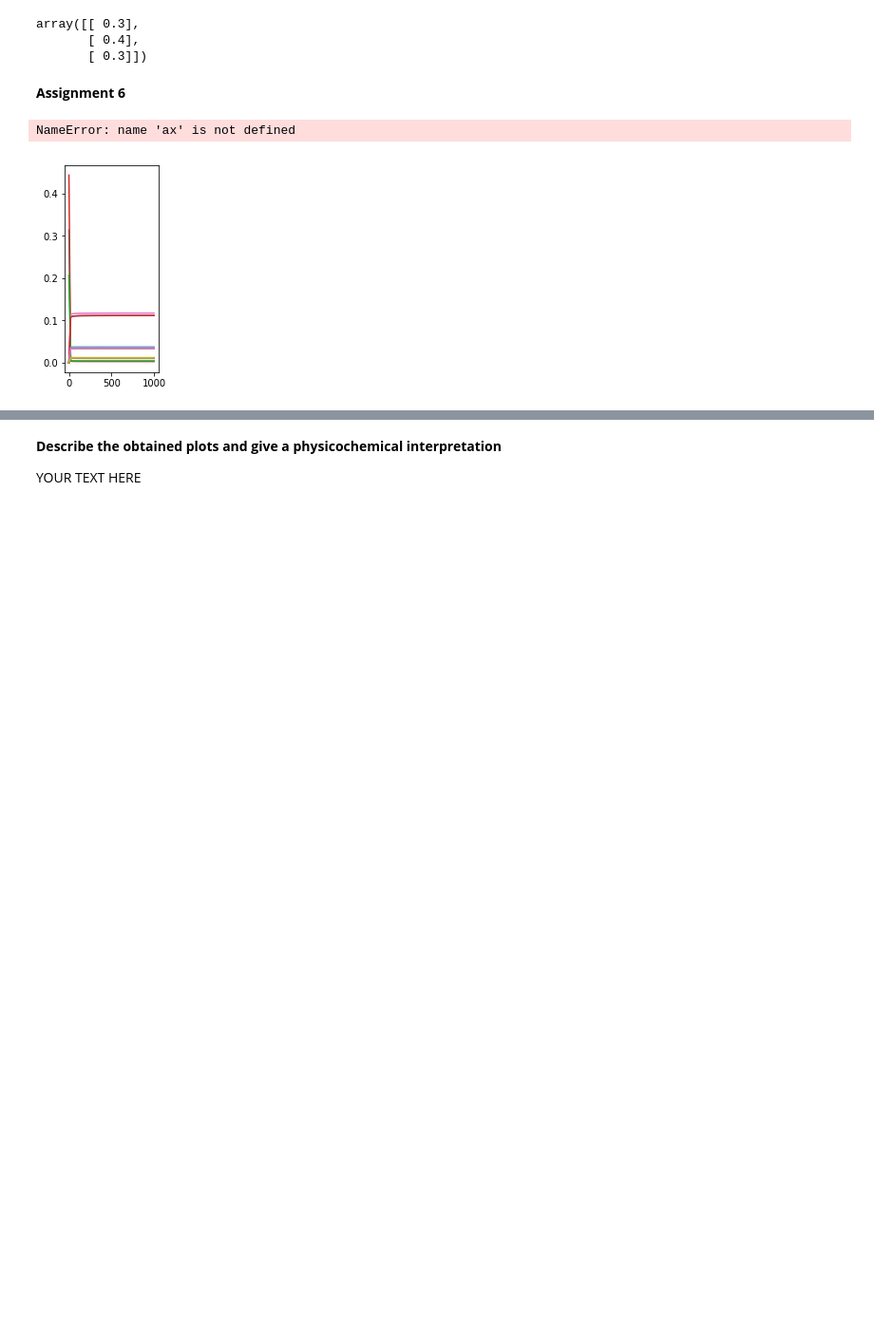
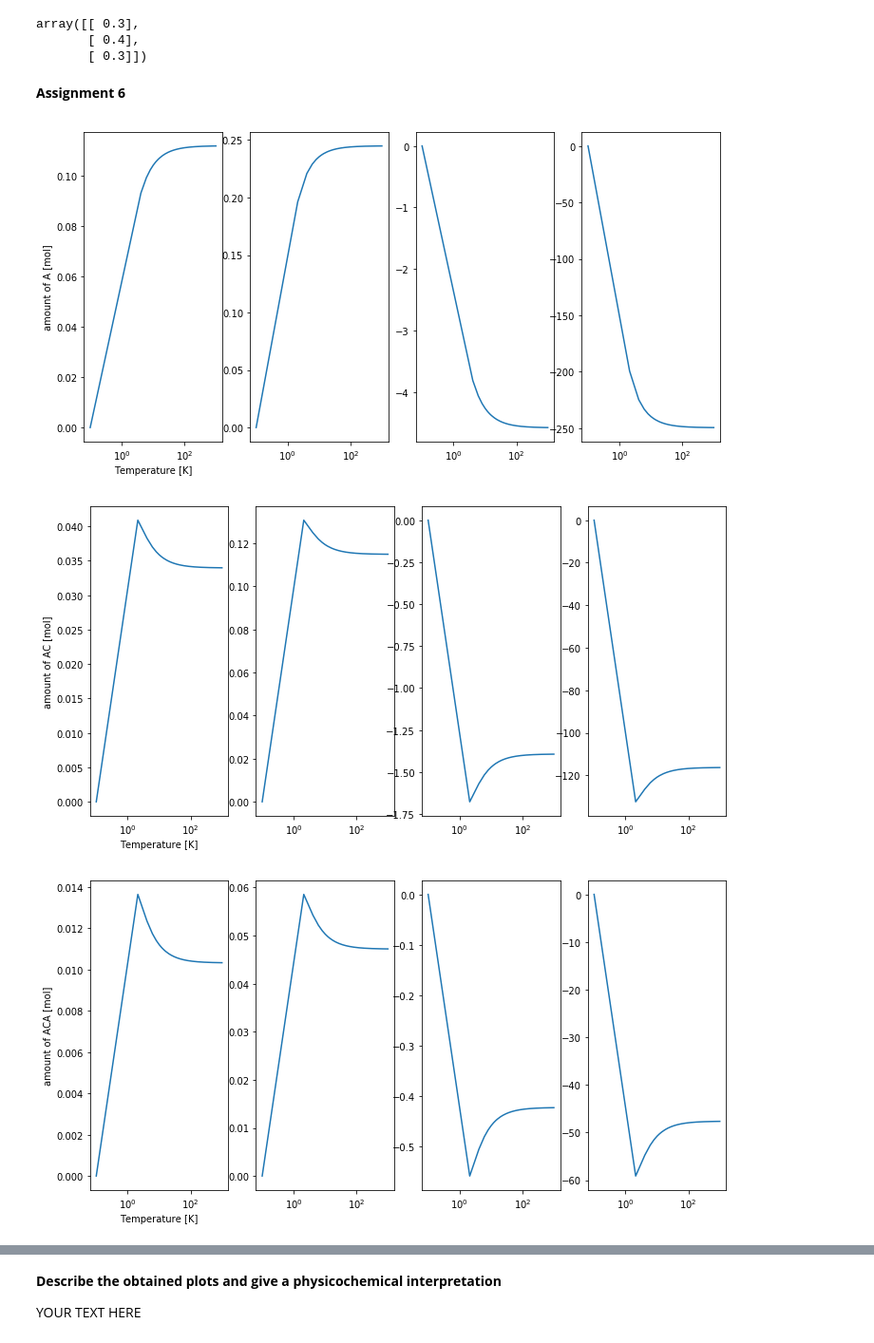
Before and after one commit to Beramos/SelectedTopicsOptimization, a Jupyter notebook: Chapters/04.ProjectConvexOptimization/Project_convex.ipynb, the cells around one changed output, grey strips where cells are left out. Shown: that part at 95% size. Drawn from its saved outputs; the diff is of its cells as text; code cells hidden in the pictures; blank space fills up the shorter version.

Commit message:
assignment 6: plotting

```diff
--- a/Chapters/04.ProjectConvexOptimization/Project_convex.ipynb
+++ b/Chapters/04.ProjectConvexOptimization/Project_convex.ipynb
@@ -457,25 +457,40 @@ entropy = lambda x : - np.sum(x * np.log(x))
 enthalpy = lambda x : np.sum(enthalpies * x.reshape((-1, 1)))
 # %%
 # compute the obtained concentrations, entropy en enthalpy at different tempartures
-T_array = np.linspace(1e-1,1e3,50)
+T_array = np.linspace(1e-1,1e3,500)
 xstar_ifo_T = np.empty((19,0))
 
 for T in T_array:
     xstar_ifo_T=np.append(xstar_ifo_T,newton_oligomerization(x0, S, c, T, stepsize=1.),axis=1)
-# %%
-# plot the results
-
-counter=0
-for compound in compounds:
-    plt.subplot(131)
-    plt.plot(T_array,xstar_ifo_T[counter,:])
-    #fig,ax = plt.subplots(132)
-    #plt.plot(T_array,entropy(xstar_ifo_T[counter,:]))
-    counter += 1
-
-ax.set_xlabel("year")
-ax.set_ylabel("weight")
-ax.legend(loc='best')
-# %% [output]
-NameError: name 'ax' is not defined
-[figure, removed]
+# %%
+# plot the results
+counter=0
+for compound in compounds:
+    fig, axs = plt.subplots(1,4, figsize=(12, 6), facecolor='w', edgecolor='k')
+    c_equi = xstar_ifo_T[counter,:]
+
+    axs[0].semilogx(T_array, c_equi)
+    axs[0].set_ylabel('Amount of ' + compound + ' [mol]')
+    axs[0].set_xlabel('Temperature [K]')
+
+    axs[1].semilogx(T_array,list(map(entropy, c_equi)))
+    axs[1].set_ylabel('Entropy of ' + compound + ' [J/mol]')
+    axs[1].set_xlabel('Temperature [K]')
+
+    axs[2].semilogx(T_array,list(map(enthalpy, c_equi)))
+    axs[2].set_ylabel('Enthalpy ' + compound + ' [J/mol]')
+    axs[2].set_xlabel('Temperature [K]')
+
+    axs[3].semilogx(T_array,list(map(enthalpy, c_equi))-T*np.array(list(map(entropy, c_equi))))
+    axs[3].set_ylabel('Gibbs free energy ' + compound + ' [J/mol]')
+    axs[3].set_xlabel('Temperature [K]')
+
+    counter += 1
+
+#ax.set_xlabel("year")
+#ax.set_ylabel("weight")
+#ax.legend(loc='best')
+# %% [output]
+[figure, added]
+[figure, added]
+[figure, added]
```
Also changed, not shown: parts of 1 cell of this notebook.
